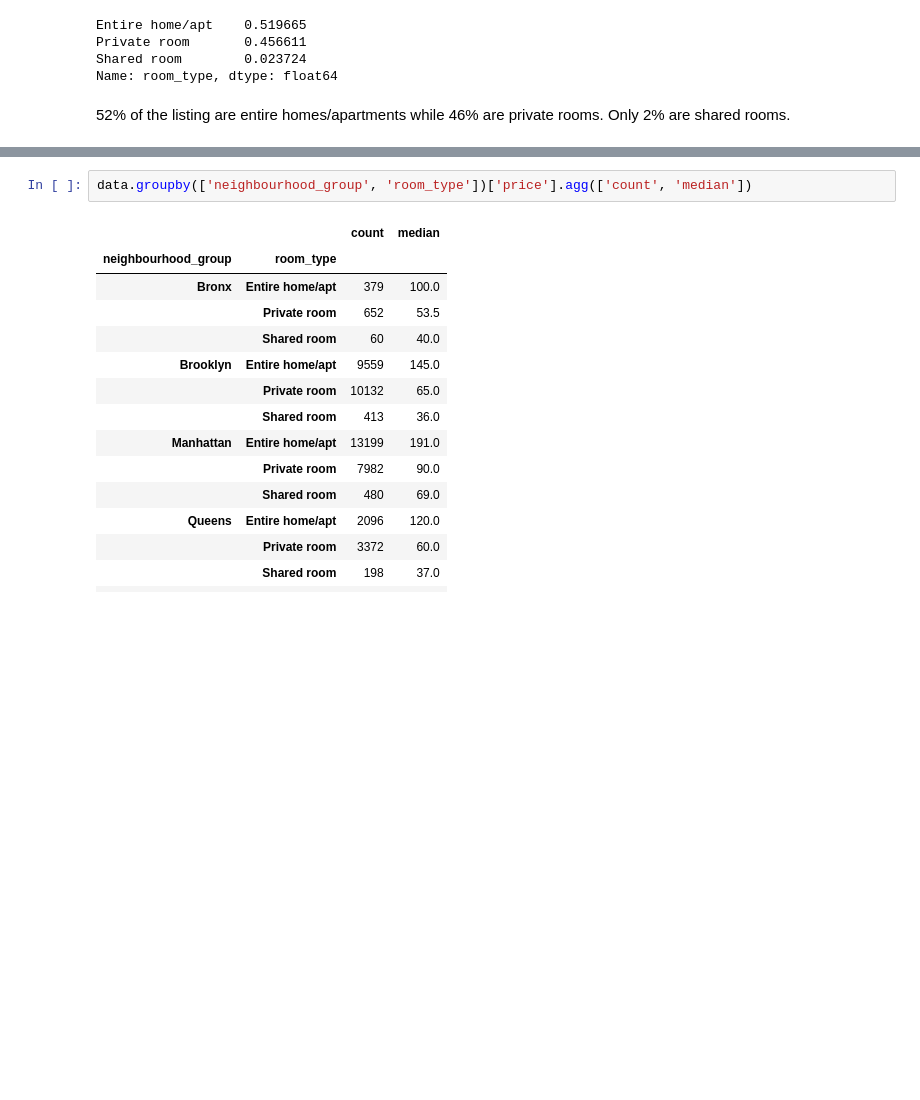
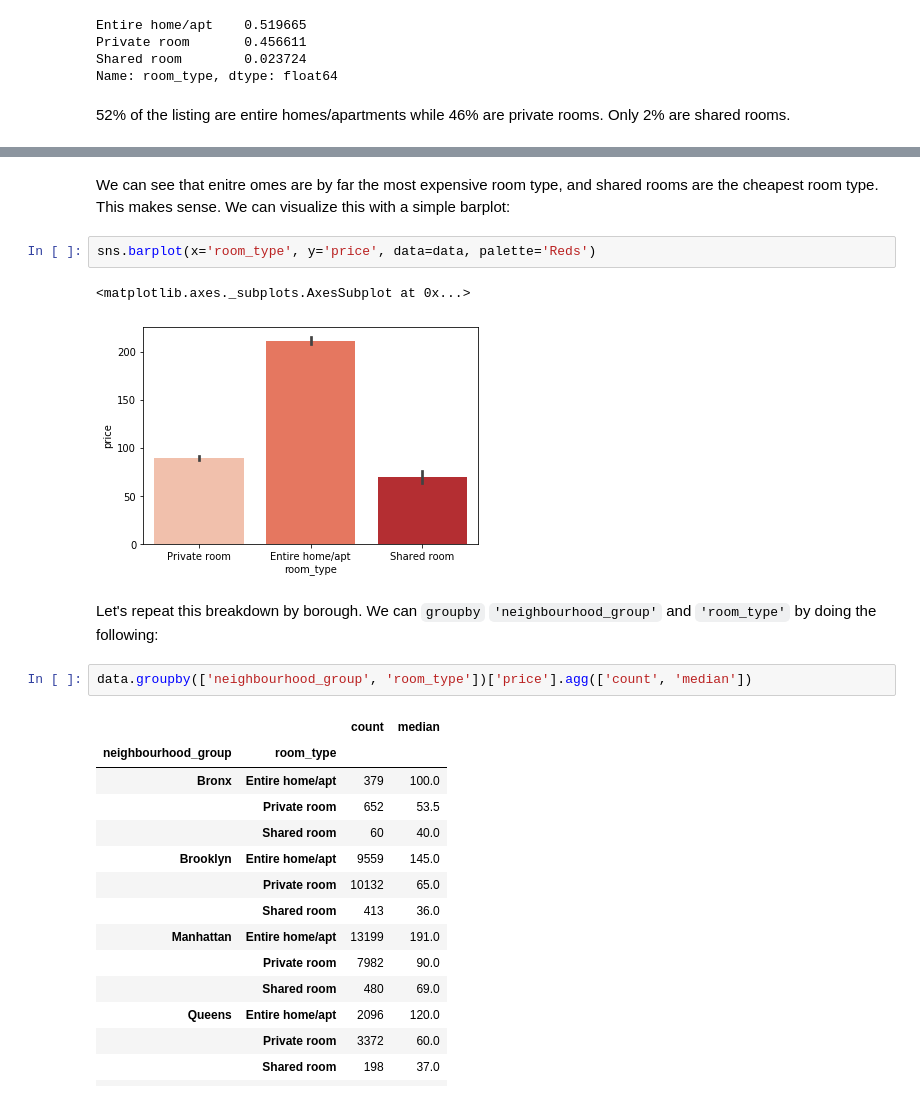
Before and after one commit to jupyteracademy/learning-pandas, a Jupyter notebook: airbnb_data_analysis.ipynb, the cells around one changed output, grey strips where cells are left out. Cells and saved outputs as stored; diff of their text form; blank space fills up the shorter version.

Commit message:
Add borough room type analysis

```diff
--- a/airbnb_data_analysis.ipynb
+++ b/airbnb_data_analysis.ipynb
@@ -238,3 +248,12 @@ Name: room_type, dtype: float64
+# %% [markdown]
+We can see that enitre omes are by far the most expensive room type, and shared rooms are the cheapest room type. This makes sense. We can visualize this with a simple barplot:
+# %%
+sns.barplot(x='room_type', y='price', data=data, palette='Reds')
+# %% [output]
+<matplotlib.axes._subplots.AxesSubplot at 0x...>
+[figure, added]
+# %% [markdown]
+Let's repeat this breakdown by borough. We can `groupby` `'neighbourhood_group'` and `'room_type'` by doing the following:
 # %%
 data.groupby(['neighbourhood_group', 'room_type'])['price'].agg(['count', 'median'])
 # %% [output]
```
Also changed, not shown: parts of 6 cells of this notebook.
